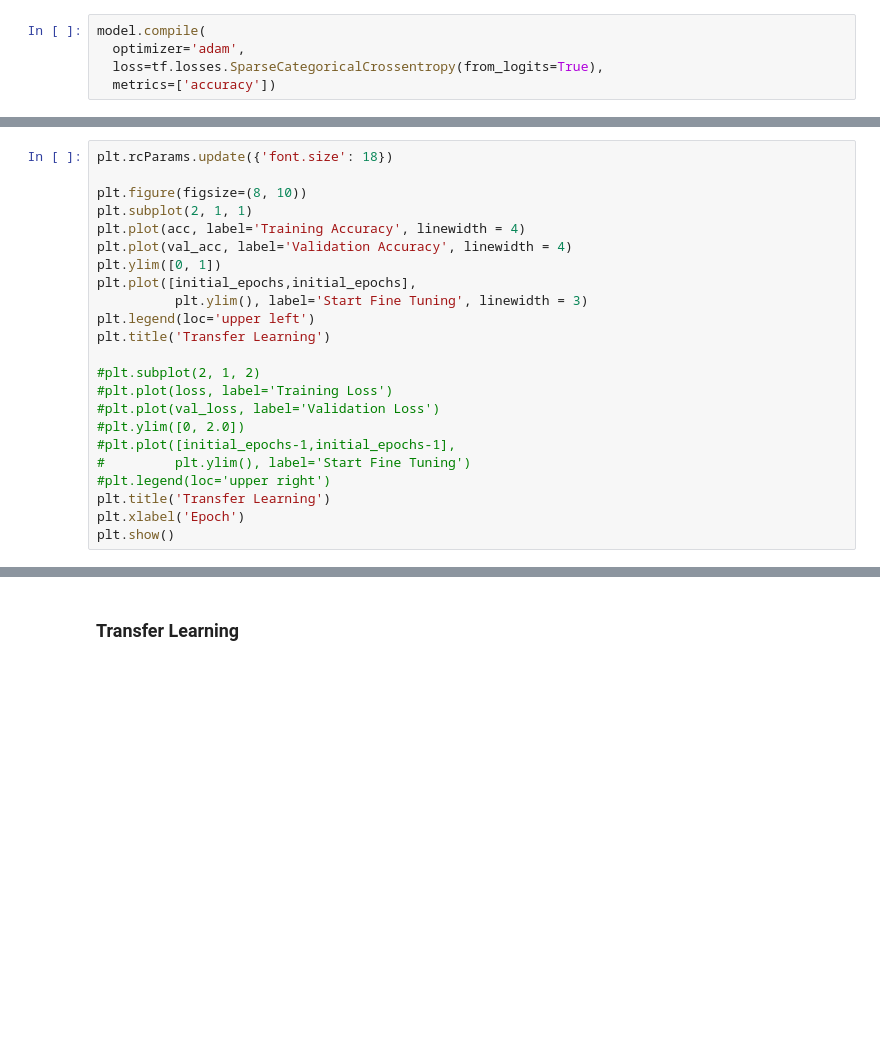
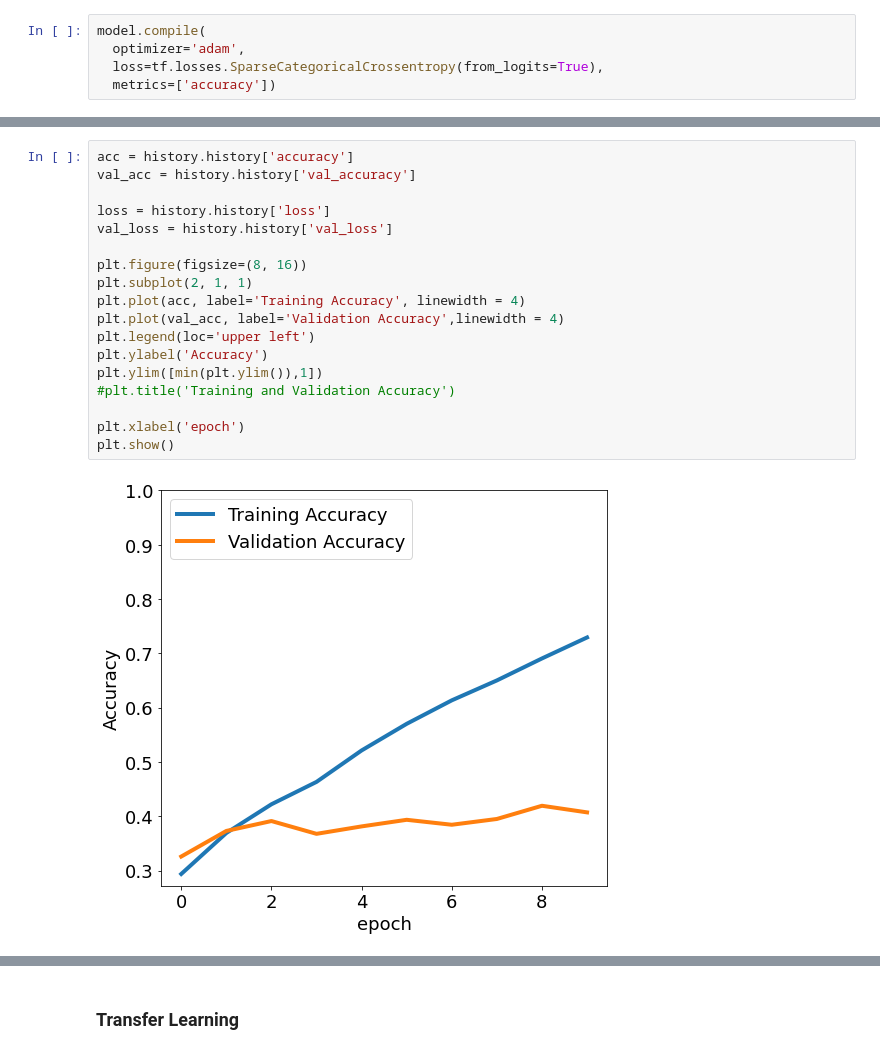
Before and after one commit to xamwood/Metis_Deep_Learning_Project, a Jupyter notebook: deep_learning_model_transfer_learning.ipynb, the cells around one changed output, grey strips where cells are left out. Cells and saved outputs as stored; diff of their text form; blank space fills up the shorter version.

```diff
--- a/deep_learning_model_transfer_learning.ipynb
+++ b/deep_learning_model_transfer_learning.ipynb
@@ -217,26 +285,23 @@ plt.show()
 # %%
-plt.rcParams.update({'font.size': 18})
+acc = history.history['accuracy']
+val_acc = history.history['val_accuracy']
 
-plt.figure(figsize=(8, 10))
+loss = history.history['loss']
+val_loss = history.history['val_loss']
+
+plt.figure(figsize=(8, 16))
 plt.subplot(2, 1, 1)
 plt.plot(acc, label='Training Accuracy', linewidth = 4)
-plt.plot(val_acc, label='Validation Accuracy', linewidth = 4)
-plt.ylim([0, 1])
-plt.plot([initial_epochs,initial_epochs],
-          plt.ylim(), label='Start Fine Tuning', linewidth = 3)
+plt.plot(val_acc, label='Validation Accuracy',linewidth = 4)
 plt.legend(loc='upper left')
-plt.title('Transfer Learning')
+plt.ylabel('Accuracy')
+plt.ylim([min(plt.ylim()),1])
+#plt.title('Training and Validation Accuracy')
 
-#plt.subplot(2, 1, 2)
-#plt.plot(loss, label='Training Loss')
-#plt.plot(val_loss, label='Validation Loss')
-#plt.ylim([0, 2.0])
-#plt.plot([initial_epochs-1,initial_epochs-1],
-#         plt.ylim(), label='Start Fine Tuning')
-#plt.legend(loc='upper right')
-plt.title('Transfer Learning')
-plt.xlabel('Epoch')
+plt.xlabel('epoch')
 plt.show()
+# %% [output]
+[figure, added]
 # %%
 y_actual = np.concatenate([y for x, y in val_ds], axis=0)
 y_prob = model.predict(val_ds)
```
Also changed, not shown: parts of 32 cells of this notebook, 4 other files.
